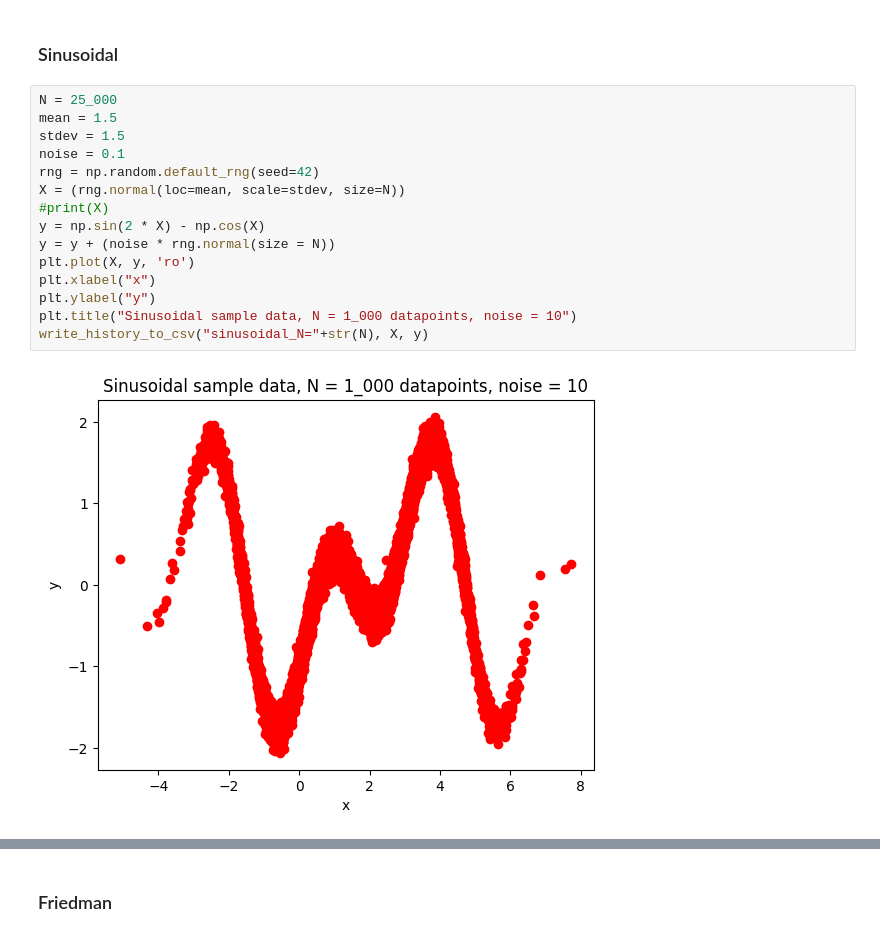
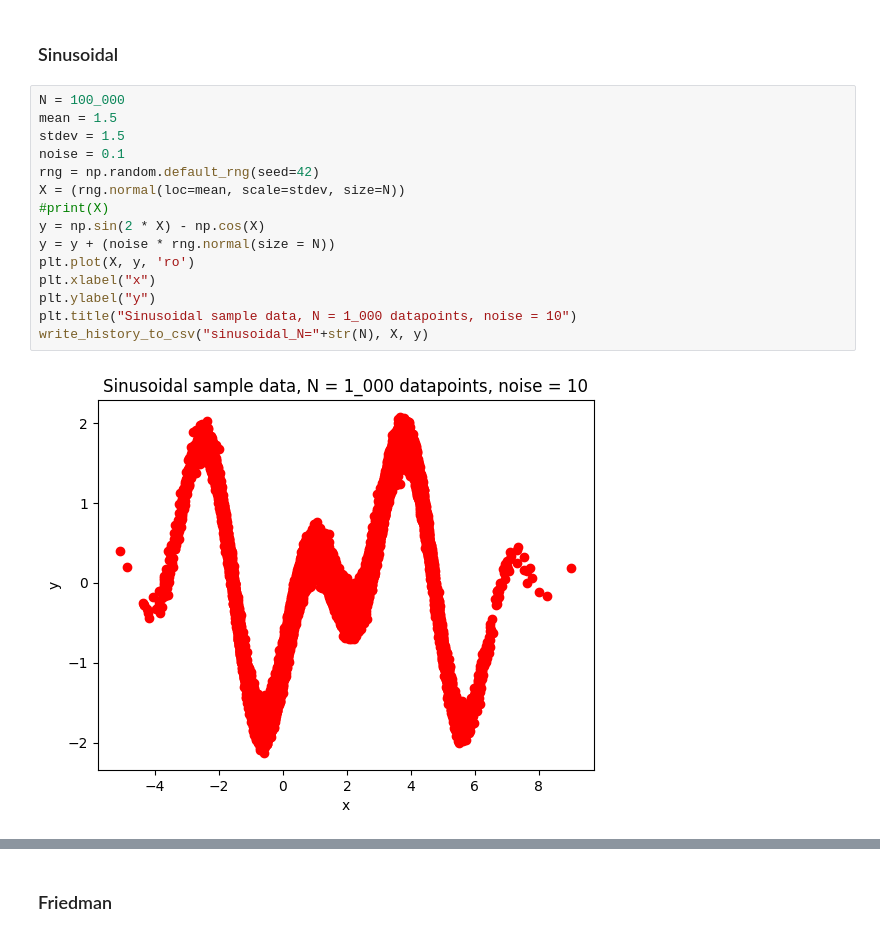
Before and after one commit to shanethomaswilliams/gp_vs_sngp, a Jupyter notebook: dataset.ipynb, the cells around one changed output, grey strips where cells are left out. Saved outputs shown, nothing was run; the diff lists cells and outputs as text.

```diff
--- a/dataset.ipynb
+++ b/dataset.ipynb
@@ -74,19 +160,19 @@ write_history_to_csv("regression_N="+str(N), X, y)
 # %% [markdown]
 ### Sinusoidal
 # %%
-N = 25_000
+N = 100_000
 mean = 1.5
 stdev = 1.5
 noise = 0.1
 rng = np.random.default_rng(seed=42)
 X = (rng.normal(loc=mean, scale=stdev, size=N))
 #print(X)
 y = np.sin(2 * X) - np.cos(X)
 y = y + (noise * rng.normal(size = N))
 plt.plot(X, y, 'ro')
 plt.xlabel("x")
 plt.ylabel("y")
 plt.title("Sinusoidal sample data, N = 1_000 datapoints, noise = 10")
 write_history_to_csv("sinusoidal_N="+str(N), X, y)
 # %% [output]
-[figure, old version]
+[figure, new version]
```
Also changed, not shown: parts of 14 cells of this notebook.
